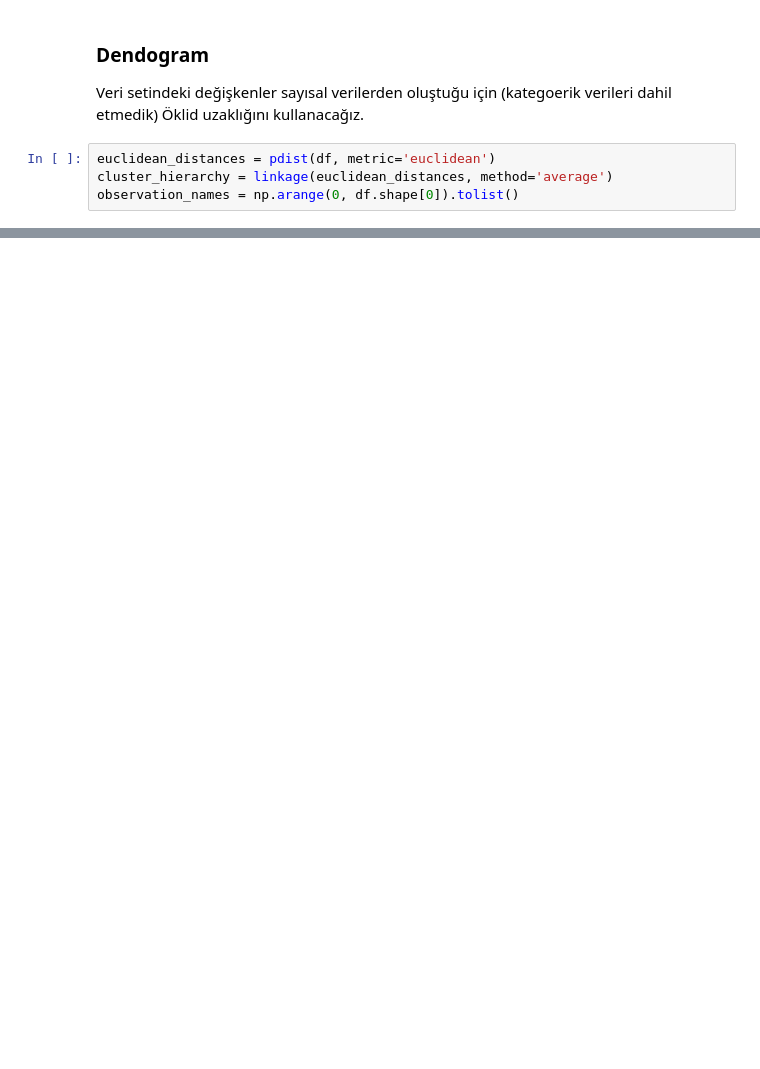
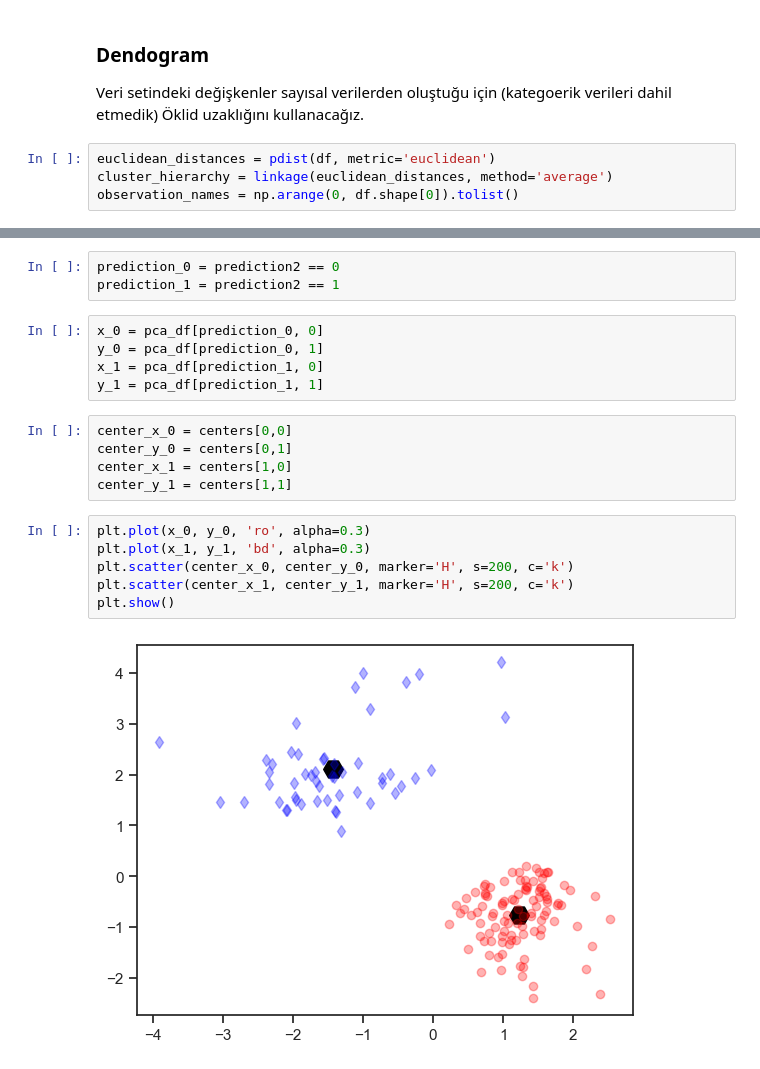
Before and after one commit to enesmanan/turkce-kitaplar, a Jupyter notebook: Python ile Veri Bilimi/Extra/musteri_segmentasyonu.ipynb, the cells around one changed output, grey strips where cells are left out. Saved outputs shown, nothing was run; the diff lists cells and outputs as text; blank space fills up the shorter version.

```diff
--- a/Python ile Veri Bilimi/Extra/musteri_segmentasyonu.ipynb
+++ b/Python ile Veri Bilimi/Extra/musteri_segmentasyonu.ipynb
@@ -438,0 +430,21 @@ plt.show()
+# %%
+prediction_0 = prediction2 == 0
+prediction_1 = prediction2 == 1
+# %%
+x_0 = pca_df[prediction_0, 0]
+y_0 = pca_df[prediction_0, 1]
+x_1 = pca_df[prediction_1, 0]
+y_1 = pca_df[prediction_1, 1]
+# %%
+center_x_0 = centers[0,0]
+center_y_0 = centers[0,1]
+center_x_1 = centers[1,0]
+center_y_1 = centers[1,1]
+# %%
+plt.plot(x_0, y_0, 'ro', alpha=0.3)
+plt.plot(x_1, y_1, 'bd', alpha=0.3)
+plt.scatter(center_x_0, center_y_0, marker='H', s=200, c='k')
+plt.scatter(center_x_1, center_y_1, marker='H', s=200, c='k')
+plt.show()
+# %% [output]
+[figure, added]
```
Also changed, not shown: parts of 22 cells of this notebook.
